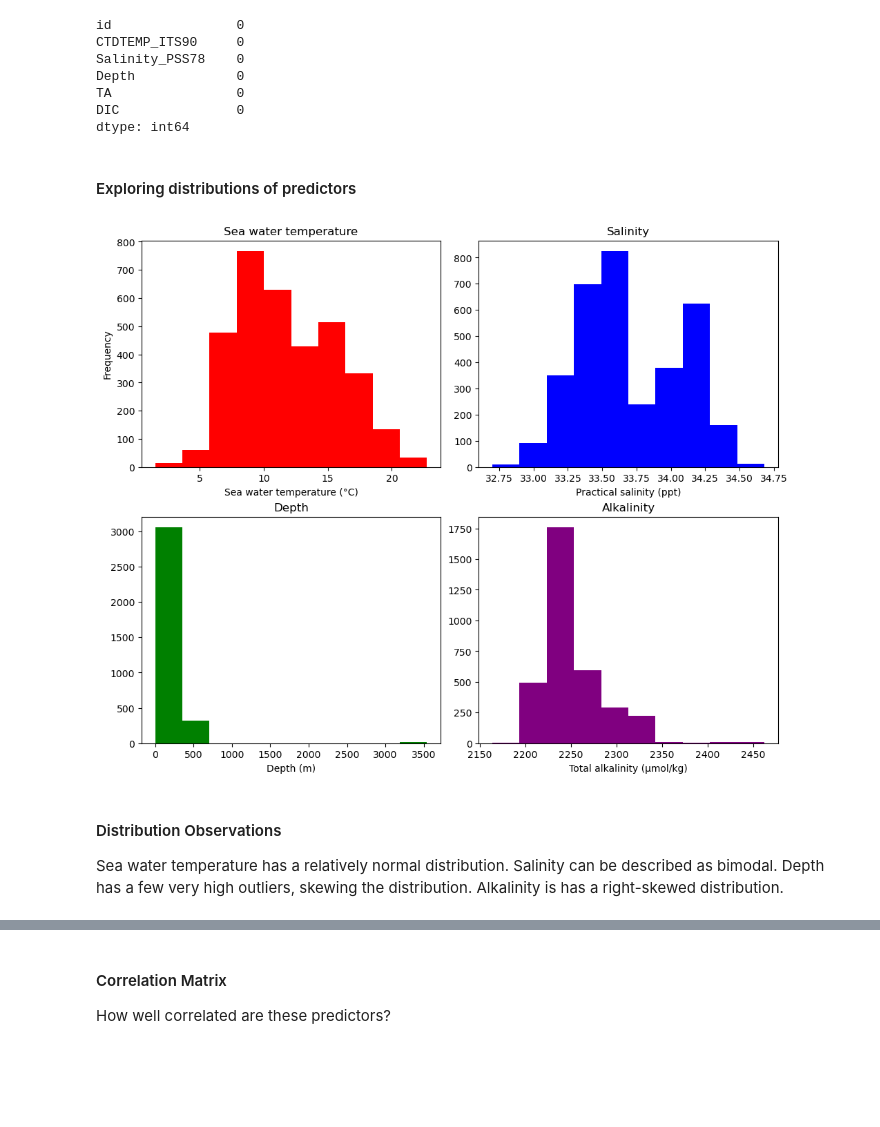
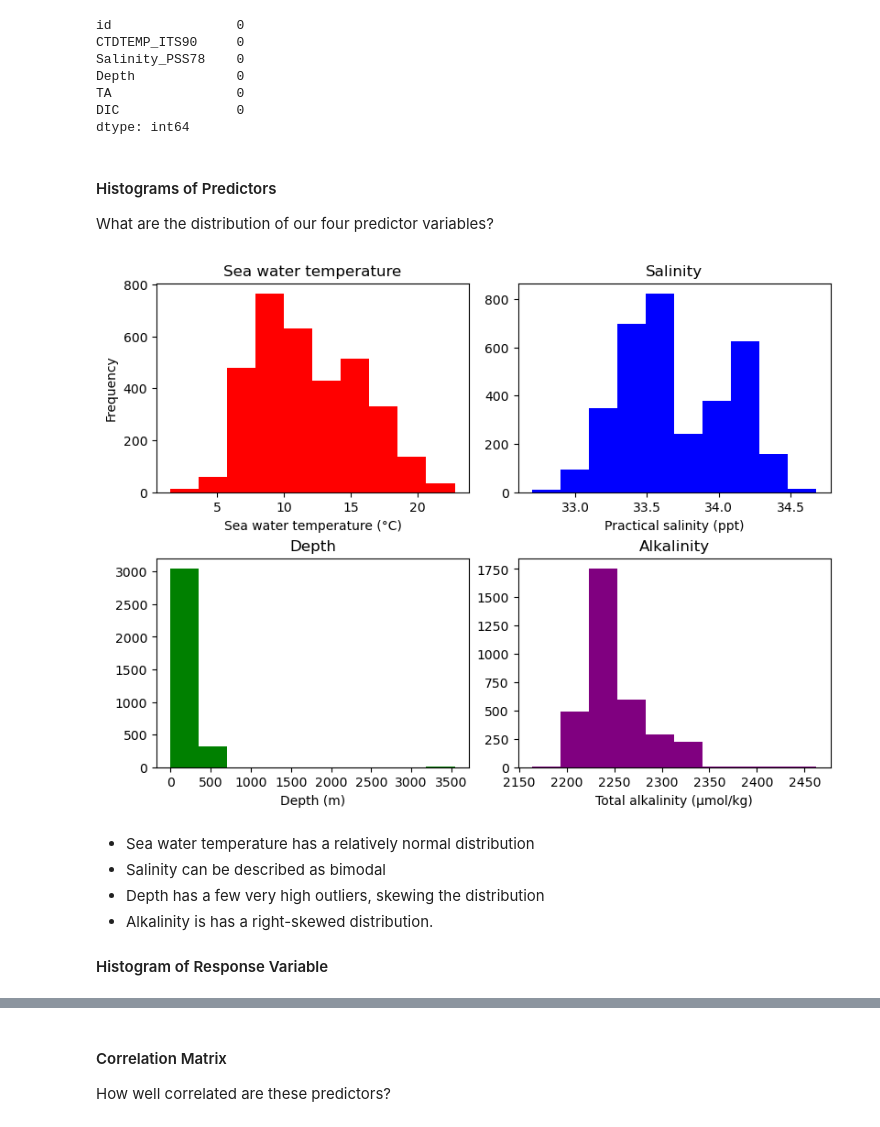
Before and after one commit to sofiasarak/eds232-kaggle-competition, a Jupyter notebook: submission.ipynb, the cells around one changed output, grey strips where cells are left out. Drawn from its saved outputs; the diff is of its cells as text; code cells hidden in the pictures; blank space fills up the shorter version.

```diff
--- a/submission.ipynb
+++ b/submission.ipynb
@@ -63,39 +61,44 @@ TA                0
 DIC               0
 dtype: int64
 # %% [markdown]
-#### Exploring distributions of predictors
+#### Histograms of Predictors
+
+What are the distribution of our four predictor variables?
 # %%
-# initialize figure
-fig, axes = plt.subplots(nrows=2, ncols=2, figsize=(10, 8), layout = "constrained")
+# Initialize figure
+fig, axes = plt.subplots(nrows=2, ncols=2, figsize=(8, 6), layout = "constrained")
 
-# sea water temp plot
+# Sea water temp plot
 axes[0,0].hist(train['CTDTEMP_ITS90'], color = 'red')
 axes[0,0].set_xlabel('Sea water temperature (°C)')
 axes[0,0].set_ylabel('Frequency')
 axes[0,0].set_title('Sea water temperature')
 
-# salinity plot
+# Salinity plot
 axes[0,1].hist(train['Salinity_PSS78'], color = 'blue')
 axes[0,1].set_xlabel('Practical salinity (ppt)')
 axes[0,0].set_ylabel('Frequency')
 axes[0,1].set_title('Salinity')
 
-# depth plot
+# Depth plot
 axes[1,0].hist(train['Depth'], color = 'green')
 axes[1,0].set_xlabel('Depth (m)')
 axes[0,0].set_ylabel('Frequency')
 axes[1,0].set_title('Depth')
 
-# alkalinity plot
+# Alkalinity plot
 axes[1,1].hist(train['TA'], color = 'purple')
 axes[1,1].set_xlabel('Total alkalinity (µmol/kg)')
 axes[0,0].set_ylabel('Frequency')
 axes[1,1].set_title('Alkalinity')
 
 plt.show()
 # %% [output]
-[figure, old version]
+[figure, new version]
 # %% [markdown]
-#### Distribution Observations
+-  Sea water temperature has a relatively normal distribution
+- Salinity can be described as bimodal
+- Depth has a few very high outliers, skewing the distribution
+- Alkalinity is has a right-skewed distribution.
 
-Sea water temperature has a relatively normal distribution. Salinity can be described as bimodal. Depth has a few very high outliers, skewing the distribution. Alkalinity is has a right-skewed distribution.
+#### Histogram of Response Variable
```
Also changed, not shown: parts of 33 cells of this notebook, 1 other file.
